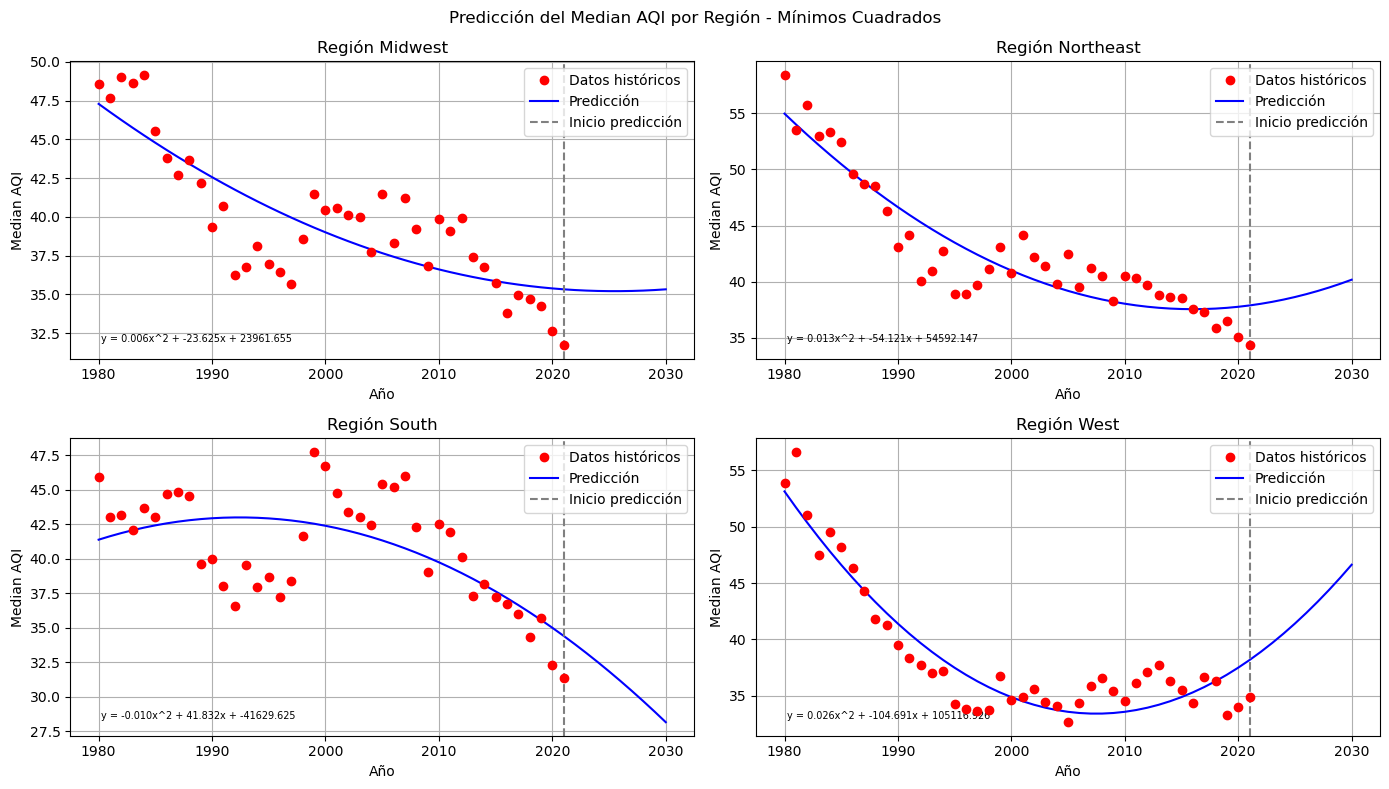
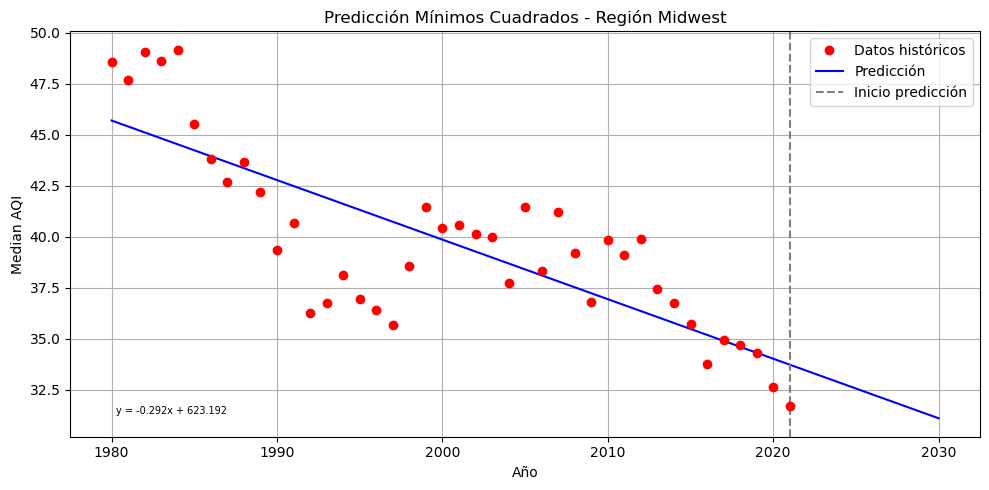
Code edit (unified diff) that turned the first committed figure into the second:
--- before
+++ after
@@ -37,4 +37,35 @@
     return coef, ecuacion
 
+def mostrar_valores_prediccion(df, grado, año_fin):
+    """
+    Muestra una tabla con los valores predichos del Median AQI por región y año futuro.
+
+    Args:
+        df (DataFrame): Dataset limpio y agrupado por región y año.
+        grado (int): Grado del polinomio a ajustar.
+        año_fin (int): Año hasta el que se quiere predecir.
+
+    Returns:
+        DataFrame: Tabla con los valores predichos por región y año.
+
+    Example:
+        >>> mostrar_valores_prediccion(df, grado=1, año_fin=2030)
+    """
+    años_prediccion = np.arange(2022, año_fin + 1)
+    resultados = {'Año': años_prediccion}
+
+    for region in df['Region'].unique():
+        datos = df[df['Region'] == region].sort_values('Year')
+        x = datos['Year'].tolist()
+        y = datos['Median AQI'].tolist()
+
+        coef, _ = minimos_cuadrados(x, y, grado)
+        aqi_predicho = np.polyval(coef, años_prediccion)
+
+        resultados[region] = np.round(aqi_predicho, 2)
+
+    df_prediccion = pd.DataFrame(resultados)
+    print(df_prediccion.to_string(index=False))
+    return df_prediccion
 
 def graficar_prediccion_por_region(df, grado, año_fin):
@@ -54,8 +85,5 @@
         >>> graficar_prediccion_por_region(df, grado=2, año_fin=2030)
     """
-    fig, axes = plt.subplots(2, 2, figsize=(14, 8))
-    axes = axes.flatten()
-
-    for i, region in enumerate(df['Region'].unique()):
+    for region in df['Region'].unique():
         datos = df[df['Region'] == region].sort_values('Year')
         x = datos['Year'].tolist()
@@ -67,18 +95,17 @@
         aqi_predicho = np.polyval(coef, años_prediccion)
 
-        axes[i].plot(x, y, 'o', color='red', zorder=5, label='Datos históricos')
-        axes[i].plot(años_prediccion, aqi_predicho, '-', color='blue', label='Predicción')
-        axes[i].axvline(x=x[-1], color='gray', linestyle='--', label='Inicio predicción')
-        axes[i].set_title(f'Región {region}')
-        axes[i].set_xlabel('Año')
-        axes[i].set_ylabel('Median AQI')
-        axes[i].text(0.05, 0.05, ecuacion, transform=axes[i].transAxes,fontsize=7, verticalalignment='bottom')
-        axes[i].legend(loc='upper right')
-        axes[i].grid(True)
-
-    plt.suptitle('Predicción del Median AQI por Región - Mínimos Cuadrados')
-    plt.tight_layout()
-    plt.savefig('../graficas/prediccion_por_region.png')
-    plt.show()
+        plt.figure(figsize=(10, 5))
+        plt.plot(x, y, 'o', color='red', zorder=5, label='Datos históricos')
+        plt.plot(años_prediccion, aqi_predicho, '-', color='blue', label='Predicción')
+        plt.axvline(x=x[-1], color='gray', linestyle='--', label='Inicio predicción')
+        plt.title(f'Predicción Mínimos Cuadrados - Región {region}')
+        plt.xlabel('Año')
+        plt.ylabel('Median AQI')
+        plt.text(0.05, 0.05, ecuacion, transform=plt.gca().transAxes, fontsize=7, verticalalignment='bottom')
+        plt.legend(loc='upper right')
+        plt.grid(True)
+        plt.tight_layout()
+        plt.savefig(f'../graficas/prediccion_{region}.png')
+        plt.show()
 
 
@@ -122,5 +149,5 @@
     plt.show()
 
-
-graficar_prediccion_por_region(df, grado=2, año_fin=2030)
-graficar_prediccion_combinado(df, grado=2, año_fin=2030)
+mostrar_valores_prediccion(df, grado=1, año_fin=2030)
+graficar_prediccion_por_region(df, grado=1, año_fin=2030)
+graficar_prediccion_combinado(df, grado=1, año_fin=2030)

Commit: Cambio el codigo para que se genere una imagen por region, para que se genere graficas segun el dia de nivel de aqi y contaminante.